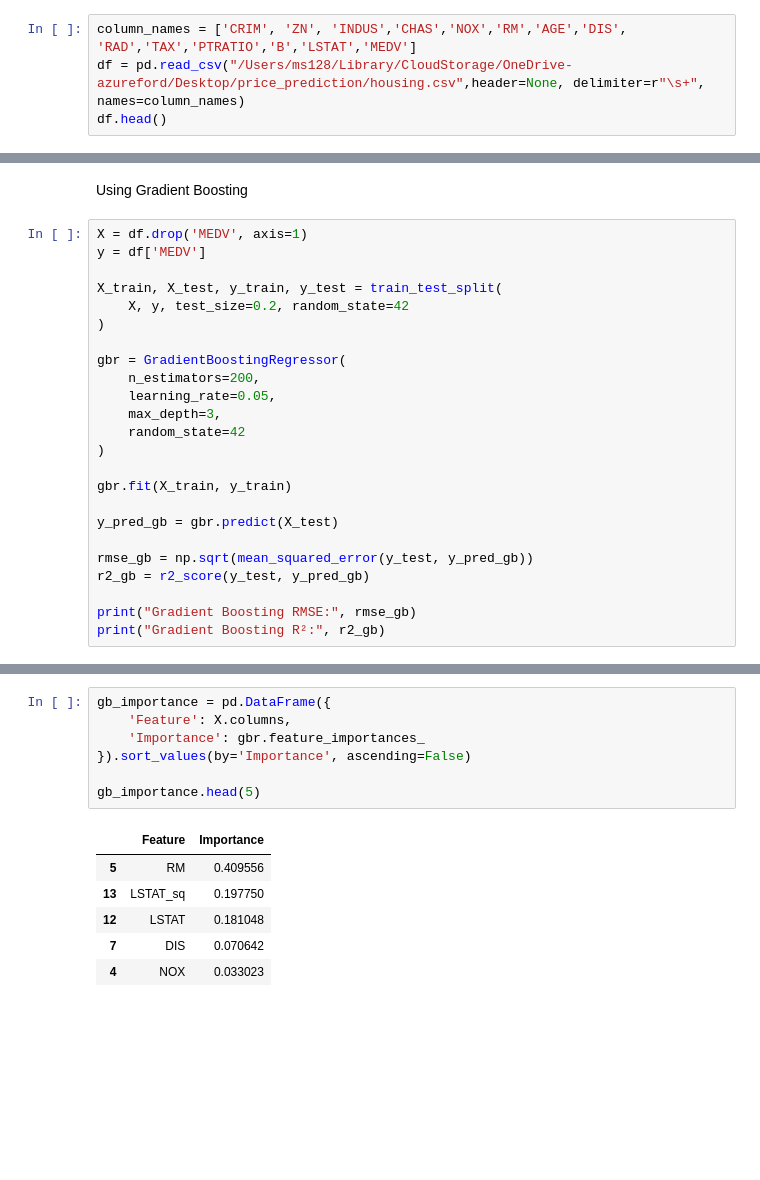
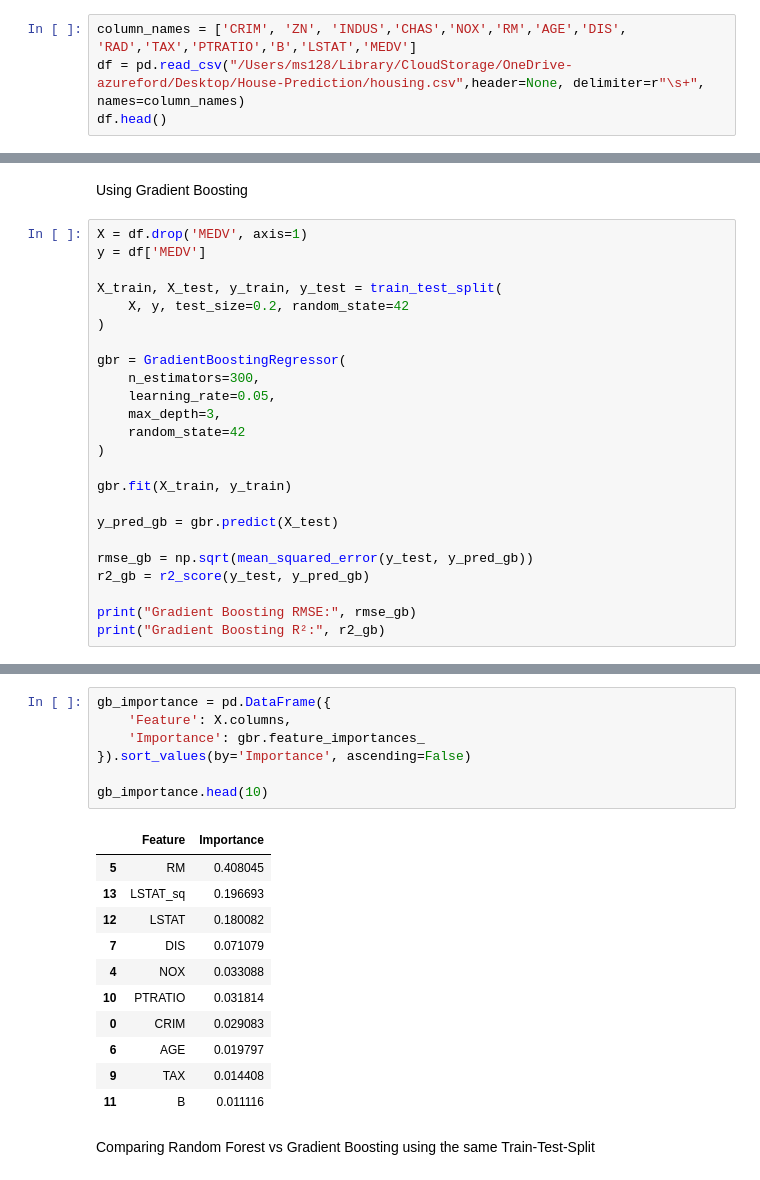
Before and after one commit to Madhesh1602/House-Price-Prediction, a Jupyter notebook: main.ipynb, the cells around one changed output, grey strips where cells are left out. Cells and saved outputs as stored; diff of their text form; blank space fills up the shorter version.

```diff
--- a/main.ipynb
+++ b/main.ipynb
@@ -17,6 +32,6 @@ from sklearn.metrics import mean_squared_error, r2_score
 # %%
 column_names = ['CRIM', 'ZN', 'INDUS','CHAS','NOX','RM','AGE','DIS', 'RAD','TAX','PTRATIO','B','LSTAT','MEDV']
-df = pd.read_csv("/Users/ms128/Library/CloudStorage/OneDrive-azureford/Desktop/price_prediction/housing.csv",header=None, delimiter=r"\s+", names=column_names)
+df = pd.read_csv("/Users/ms128/Library/CloudStorage/OneDrive-azureford/Desktop/House-Prediction/housing.csv",header=None, delimiter=r"\s+", names=column_names)
 df.head()
 # %% [output]
 |  | CRIM | ZN | INDUS | CHAS | NOX | RM | AGE | DIS | RAD | TAX | PTRATIO | ... |
@@ -446,7 +461,7 @@ X_train, X_test, y_train, y_test = train_test_split(
 )
 
 gbr = GradientBoostingRegressor(
-    n_estimators=200,
+    n_estimators=300,
     learning_rate=0.05,
     max_depth=3,
     random_state=42
@@ -487,14 +502,21 @@ Std RMSE: 0.4245087001490085
 # %%
 gb_importance = pd.DataFrame({
     'Feature': X.columns,
     'Importance': gbr.feature_importances_
 }).sort_values(by='Importance', ascending=False)
 
-gb_importance.head(5)
+gb_importance.head(10)
 # %% [output]
 |  | Feature | Importance |
-| 5 | RM | 0.409556 |
-| 13 | LSTAT_sq | 0.197750 |
-| 12 | LSTAT | 0.181048 |
-| 7 | DIS | 0.070642 |
-| 4 | NOX | 0.033023 |
+| 5 | RM | 0.408045 |
+| 13 | LSTAT_sq | 0.196693 |
+| 12 | LSTAT | 0.180082 |
+| 7 | DIS | 0.071079 |
+| 4 | NOX | 0.033088 |
+| 10 | PTRATIO | 0.031814 |
+| 0 | CRIM | 0.029083 |
+| 6 | AGE | 0.019797 |
+| 9 | TAX | 0.014408 |
+| 11 | B | 0.011116 |
+# %% [markdown]
+Comparing Random Forest vs Gradient Boosting using the same Train-Test-Split
```
Also changed, not shown: parts of 31 cells of this notebook, 2 other files.
